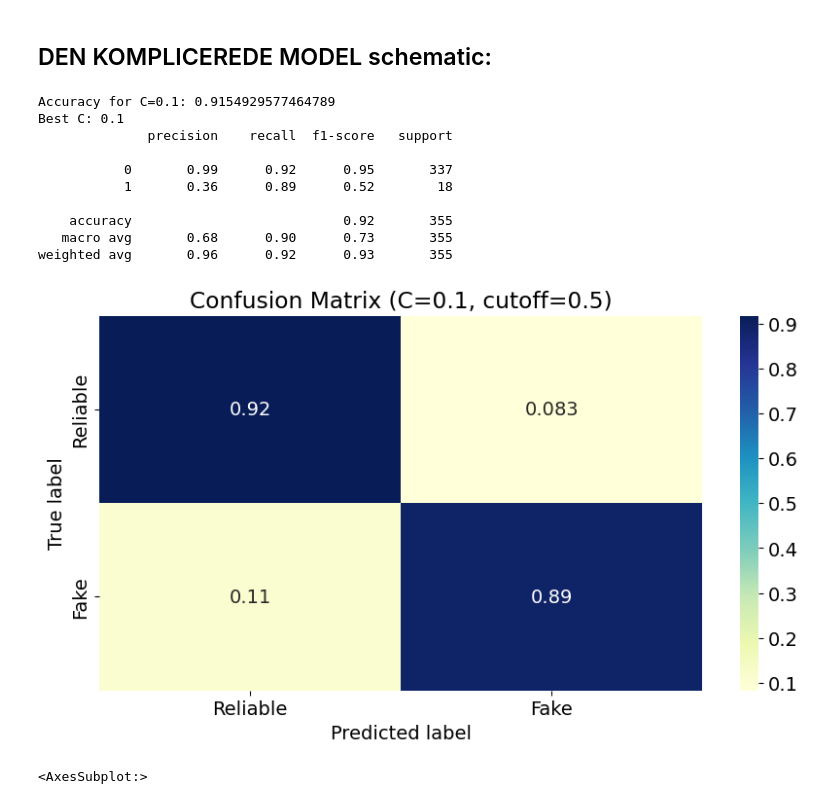
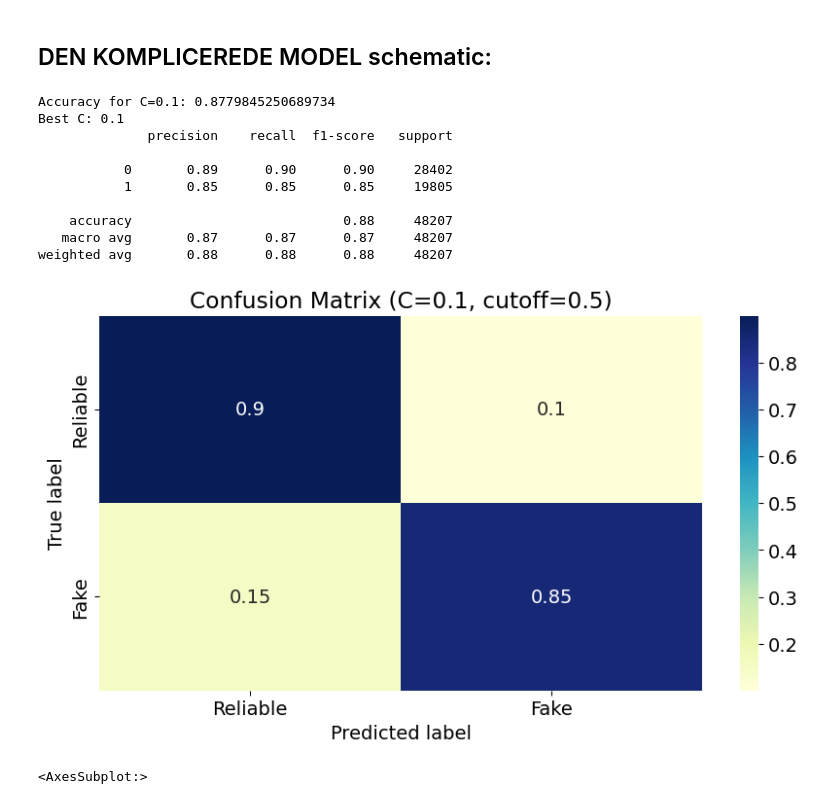
Before and after one commit to Simoerk/FinalProjectDS, a Jupyter notebook: FinalProjectDS-workingcopy.ipynb, the cells around one changed output. Saved outputs shown, nothing was run; the diff lists cells and outputs as text; code cells hidden in the pictures.

```diff
--- a/FinalProjectDS-workingcopy.ipynb
+++ b/FinalProjectDS-workingcopy.ipynb
@@ -643,0 +664,2 @@ print(accuracy_score(y_val_bin_meta, y_pred_meta))
+# %%
+simple_log_model_meta = joblib.load(filename_simple_log_model_meta)
@@ -758,6 +773,10 @@ from sklearn.feature_extraction.text import CountVectorizer
 # Train a Random Forest model
 rfc = RandomForestClassifier(n_estimators=100, random_state=42)
 rfc.fit(X_train_vec, y_train_bin)
+
+filename_rfc = 'rfc.joblib'
+joblib.dump(rfc, filename_rfc)
+
 print("Model is trained")
 
 #output notes: Accuracy: 0.764 when nrows=10.000, runtime 47.8s
@@ -767,3 +788,5 @@ Model is trained
+# %%
+rfc = joblib.load(filename_rfc)
 # %% [markdown]
 #### Evaluate the forrest model on the validation for the big fake news corpus
 # %%
@@ -803,12 +826,14 @@ Accuracy: 0.9943661971830986
 # %% [markdown]
 #### Support vector machine model:
 # %%
+'''
+
 # Support Vector Machine (SVM) model
 from sklearn.svm import SVC
 from sklearn.preprocessing import LabelEncoder
 
 # Train an SVM model
-svm = SVC(kernel='rbf', solver='liblinear')
+svm = SVC(kernel='linear')
 svm.fit(X_train_vec, y_train_bin)
 print("Model is trained")
 
@@ -819,4 +844,7 @@ print("Model is trained")
 #Output note: Accuracy: 0.684, when nrows=5.000, runtime 12min 30s
 #Output note: Accuracy: 0.7125, when nrows=6.000, runtime 53min 29.7s
 #Output note: Accuracy: 0.767, when nrows=10.000, runtime 7h 12min 11.4s
+
+
+'''
 # %% [output]
@@ -865,46 +893,50 @@ rus = RandomUnderSampler(random_state=0)
 X_train_resampled, y_train_resampled = rus.fit_resample(X_train_vec, y_train_bin)
 
 for c in Cs:
-    simple_log_model = LogisticRegression(max_iter=100000, C=c, class_weight='balanced')
-    simple_log_model.fit(X_train_resampled, y_train_resampled)
-    y_pred = simple_log_model.predict(X_val_vec)
+    advanced_log_model = LogisticRegression(max_iter=100000, C=c, class_weight='balanced')
+    advanced_log_model.fit(X_train_resampled, y_train_resampled)
+    y_pred = advanced_log_model.predict(X_val_vec)
     accuracy = accuracy_score(y_val_bin, y_pred)
     print(f"Accuracy for C={c}: {accuracy}")
 
     if accuracy > best_accuracy:
         best_accuracy = accuracy
         best_c = c
         best_y_pred = y_pred
 
 print("Best C:", best_c)
 
 # generate class probabilities and select cutoff
-probas = simple_log_model.predict_proba(X_val_vec)
+probas = advanced_log_model.predict_proba(X_val_vec)
 cutoff = 0.5
 y_pred_cutoff = (probas[:,1] > cutoff).astype(int)
 
 # print classification report
 print(classification_report(y_val_bin, y_pred_cutoff))
 
 # calculate and plot confusion matrix in percentages
 conf_mat = confusion_matrix(y_val_bin, y_pred_cutoff, normalize='true')
 sns.heatmap(conf_mat, annot=True, cmap="YlGnBu", xticklabels=['Reliable', 'Fake'], yticklabels=['Reliable', 'Fake'])
 plt.xlabel('Predicted label')
 plt.ylabel('True label')
 plt.title(f'Confusion Matrix (C={best_c}, cutoff={cutoff})')
 plt.show()
+
+filename_advanced_log_model = 'advanced_log_model.joblib'
+joblib.dump(simple_log_model, filename_advanced_log_model)
+advanced_log_model = joblib.load(filename_advanced_log_model)
 # %% [output]
-Accuracy for C=0.1: 0.9154929577464789
+Accuracy for C=0.1: 0.8779845250689734
 Best C: 0.1
               precision    recall  f1-score   support
 
-           0       0.99      0.92      0.95       337
-           1       0.36      0.89      0.52        18
+           0       0.89      0.90      0.90     28402
+           1       0.85      0.85      0.85     19805
 
-    accuracy                           0.92       355
-   macro avg       0.68      0.90      0.73       355
-weighted avg       0.96      0.92      0.93       355
+    accuracy                           0.88     48207
+   macro avg       0.87      0.87      0.87     48207
+weighted avg       0.88      0.88      0.88     48207
-[figure, old version]
+[figure, new version]
 # %%
 # calculate and plot confusion matrix with absolute values
 conf_mat1 = confusion_matrix(y_val_bin, best_y_pred)
```
Also changed, not shown: parts of 26 cells of this notebook.
